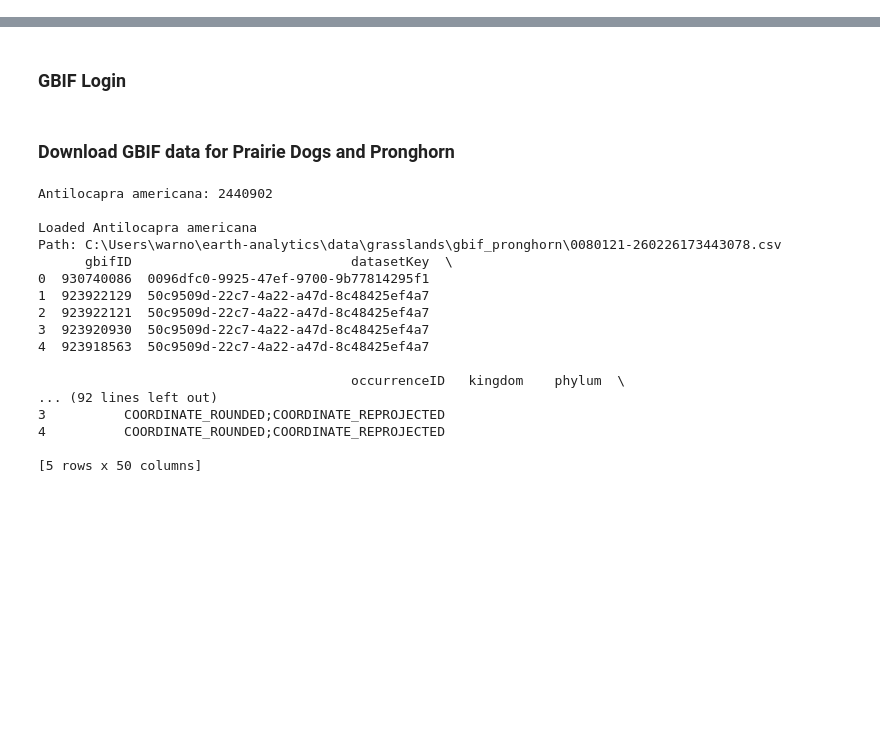
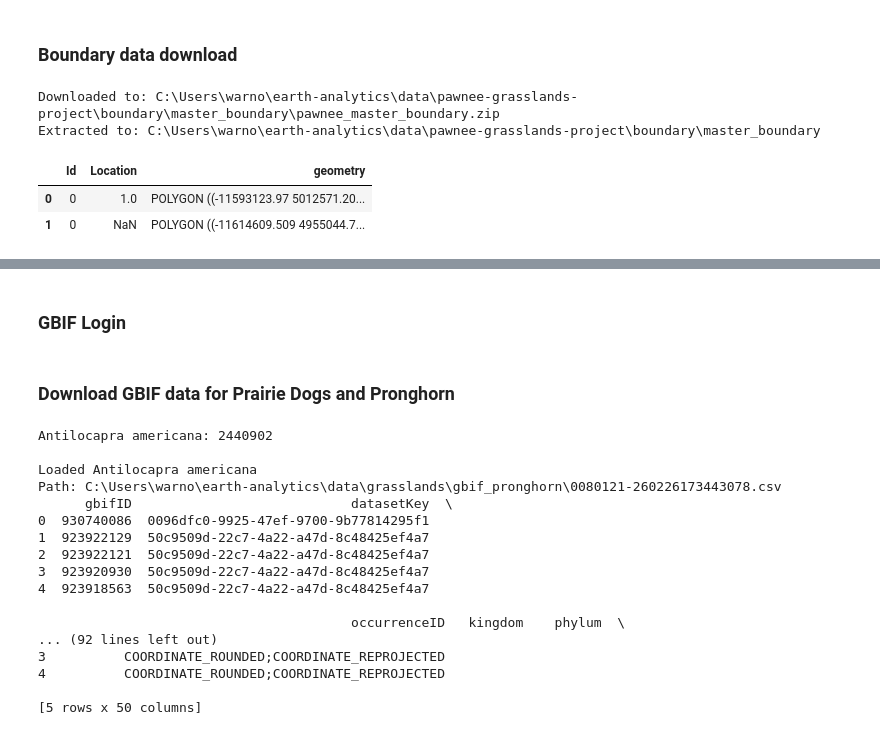
Before and after one commit to maxwarnock/Pawnee-Grasslands-Project, a Jupyter notebook: pawnee_boundary.ipynb, the cells around one changed output, grey strips where cells are left out. Cells and saved outputs as stored; diff of their text form; code cells hidden in the pictures; blank space fills up the shorter version.

```diff
--- a/pawnee_boundary.ipynb
+++ b/pawnee_boundary.ipynb
@@ -34,0 +43,4 @@ boundary_dir = os.path.join(data_dir, 'NG_boundary')
+# %%
+### set a directory for the master boundary data
+master_boundary_dir = os.path.join(boundary_dir, 'master_boundary')
+os.makedirs(master_boundary_dir, exist_ok=True)
@@ -34,0 +55,51 @@ boundary_dir = os.path.join(data_dir, 'NG_boundary')
+# %% [markdown]
+### Boundary data download
+# %%
+### Google Drive file id
+file_id = "1gsL1tzZu6ZH28b3PQm4VgZzlY2GrkO8p"
+
+### direct download URL
+url = f"https://drive.google.com/uc?export=download&id={file_id}"
+
+### local zip path
+download_path = os.path.join(master_boundary_dir, "pawnee_master_boundary.zip")
+
+### create a session
+session = requests.Session()
+
+### request the file
+response = session.get(url, stream=True)
+response.raise_for_status()
+
+### save the zip file
+with open(download_path, "wb") as f:
+    for chunk in response.iter_content(chunk_size=8192):
+        if chunk:
+            f.write(chunk)
+
+print(f"Downloaded to: {download_path}")
+
+### unzip the file
+with zipfile.ZipFile(download_path, "r") as zip_ref:
+    zip_ref.extractall(master_boundary_dir)
+
+print(f"Extracted to: {master_boundary_dir}")
+# %% [output]
+Downloaded to: C:\Users\warno\earth-analytics\data\pawnee-grasslands-project\boundary\master_boundary\pawnee_master_boundary.zip
+Extracted to: C:\Users\warno\earth-analytics\data\pawnee-grasslands-project\boundary\master_boundary
+# %%
+### path to extracted inner folder
+master_boundary_dir = os.path.join(master_boundary_dir, "pawnee_master_boundary")
+
+### build full path
+pawnee_master_boundary_path = os.path.join(master_boundary_dir, "pawnee_master_boundary.shp")
+
+### read the shapefile
+pawnee_master_boundary_gdf = gpd.read_file(pawnee_master_boundary_path)
+
+### check it
+pawnee_master_boundary_gdf.head()
+# %% [output]
+|  | Id | Location | geometry |
+| 0 | 0 | 1.0 | POLYGON ((-11593123.97 5012571.20... |
+| 1 | 0 | NaN | POLYGON ((-11614609.509 4955044.7... |
```
Also changed, not shown: parts of 21 cells of this notebook.
